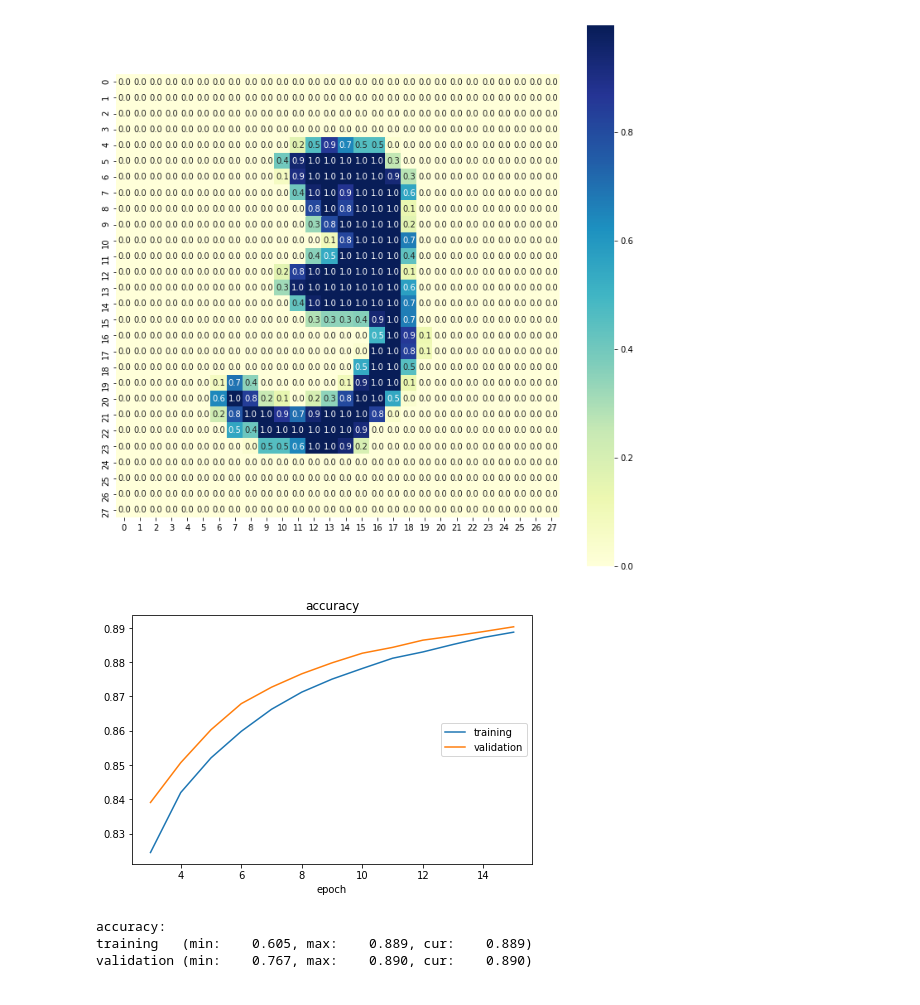
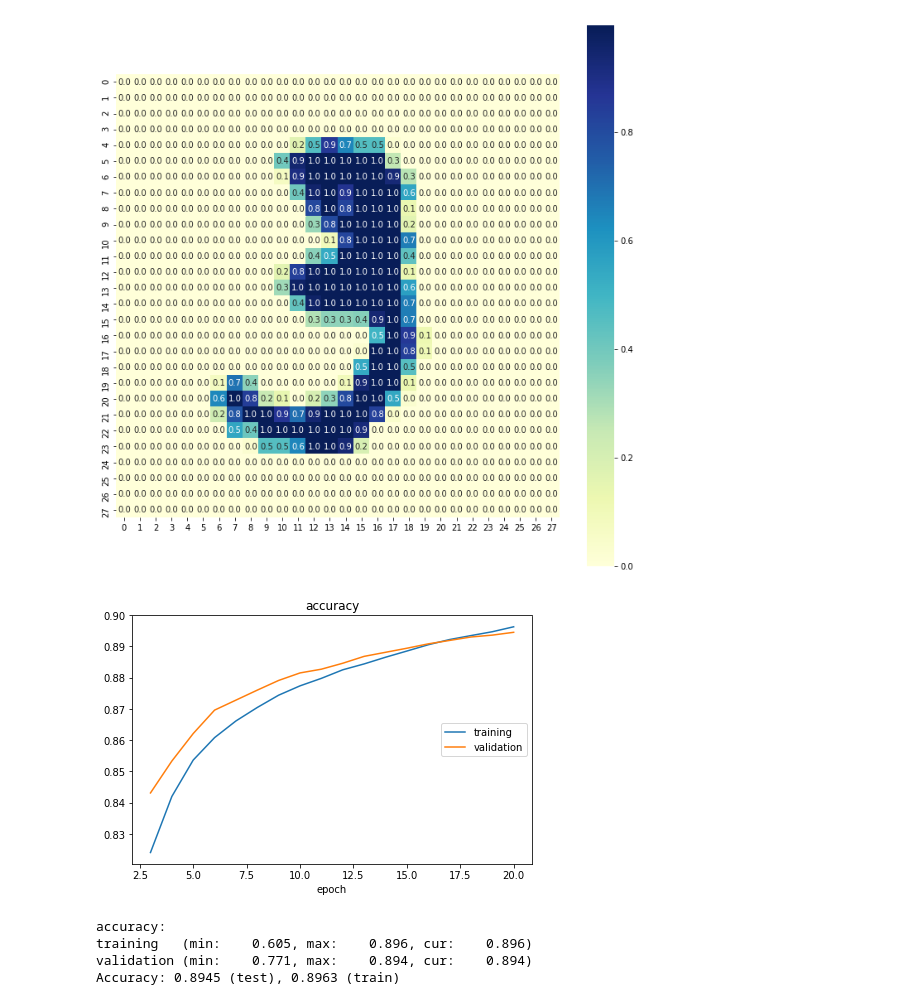
Before and after one commit to Wjh70301/AGB, a Jupyter notebook: csc421_mnist_demo.ipynb, the cells around one changed output. Drawn from its saved outputs; the diff is of its cells as text; code cells hidden in the pictures.

```diff
--- a/csc421_mnist_demo.ipynb
+++ b/csc421_mnist_demo.ipynb
@@ -164,36 +164,37 @@ W = np.random.randn(10, 28*28+1)
 
 eta = 0.001
 liveloss = PlotLosses()
-for t in range(100):
+for t in range(20):
     num_correct_train = 0
 
     # Stochastic gradient descent.
     for x, y in zip(Xtrain, Ytrain):
         y_pred = softmax(np.dot(W, x))
         W += np.outer(eta * (y - y_pred), x)
         if  np.argmax(y_pred) == np.argmax(y):
             num_correct_train += 1
 
     # Evaluate and store the accuracy on the test set.
     num_correct_test = 0
     for x, y in zip(Xtest, Ytest):
         y_pred = np.argmax(np.dot(W, x))
         if y_pred == y:
             num_correct_test += 1
 
     # Visualize accuracy values on the training and test sets.
     liveloss.update({
         'accuracy': float(num_correct_train) / len(Ytrain),
         'val_accuracy': float(num_correct_test) / len(Ytest)
     })
     liveloss.draw()
 
 print('Accuracy: {:.4f} (test), {:.4f} (train)'.format(
     float(num_correct_test) / len(Ytest),
     float(num_correct_train) / len(Ytrain)
     ))
 # %% [output]
-[figure, old version]
+[figure, new version]
 accuracy:
-training   (min:    0.605, max:    0.889, cur:    0.889)
-validation (min:    0.767, max:    0.890, cur:    0.890)
+training   (min:    0.605, max:    0.896, cur:    0.896)
+validation (min:    0.771, max:    0.894, cur:    0.894)
+Accuracy: 0.8945 (test), 0.8963 (train)
```
Also changed, not shown: parts of 6 cells of this notebook.
